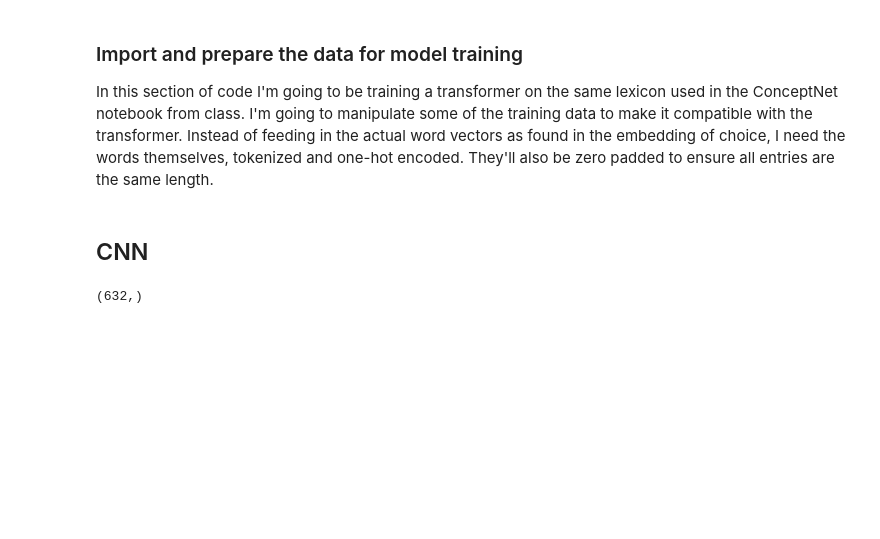
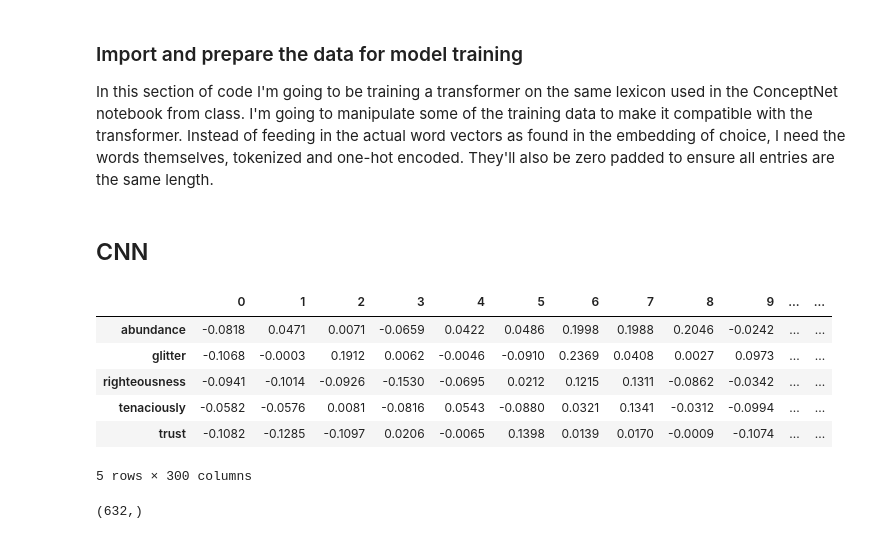
Before and after one commit to cphchip/cs8321_code, a Jupyter notebook: Lab 1/Henderson_48996654_Lab_1.ipynb, the cells around one changed output. Saved outputs shown, nothing was run; the diff lists cells and outputs as text; code cells hidden in the pictures; blank space fills up the shorter version.

```diff
--- a/Lab 1/Henderson_48996654_Lab_1.ipynb
+++ b/Lab 1/Henderson_48996654_Lab_1.ipynb
@@ -299,6 +291,16 @@ maxlen = 2 + max(lengths) # add two to ensure every word gets padded
 vectors = pd.concat([pos_vectors, neg_vectors])
 targets = np.array([1 for entry in pos_vectors.index] + [-1 for entry in neg_vectors.index])
 labels = list(pos_vectors.index) + list(neg_vectors.index)
+# %%
+vectors.head() # debug
+# %% [output]
+|  | 0 | 1 | 2 | 3 | 4 | 5 | 6 | 7 | 8 | 9 | ... | ... |
+| abundance | -0.0818 | 0.0471 | 0.0071 | -0.0659 | 0.0422 | 0.0486 | 0.1998 | 0.1988 | 0.2046 | -0.0242 | ... | ... |
+| glitter | -0.1068 | -0.0003 | 0.1912 | 0.0062 | -0.0046 | -0.0910 | 0.2369 | 0.0408 | 0.0027 | 0.0973 | ... | ... |
+| righteousness | -0.0941 | -0.1014 | -0.0926 | -0.1530 | -0.0695 | 0.0212 | 0.1215 | 0.1311 | -0.0862 | -0.0342 | ... | ... |
+| tenaciously | -0.0582 | -0.0576 | 0.0081 | -0.0816 | 0.0543 | -0.0880 | 0.0321 | 0.1341 | -0.0312 | -0.0994 | ... | ... |
+| trust | -0.1082 | -0.1285 | -0.1097 | 0.0206 | -0.0065 | 0.1398 | 0.0139 | 0.0170 | -0.0009 | -0.1074 | ... | ... |
+5 rows × 300 columns
 # %%
 train_vectors, test_vectors, train_targets, test_targets, train_labels, test_labels = \
     train_test_split(vectors, targets, labels, test_size=0.1, random_state=0)
```
Also changed, not shown: parts of 29 cells of this notebook.
